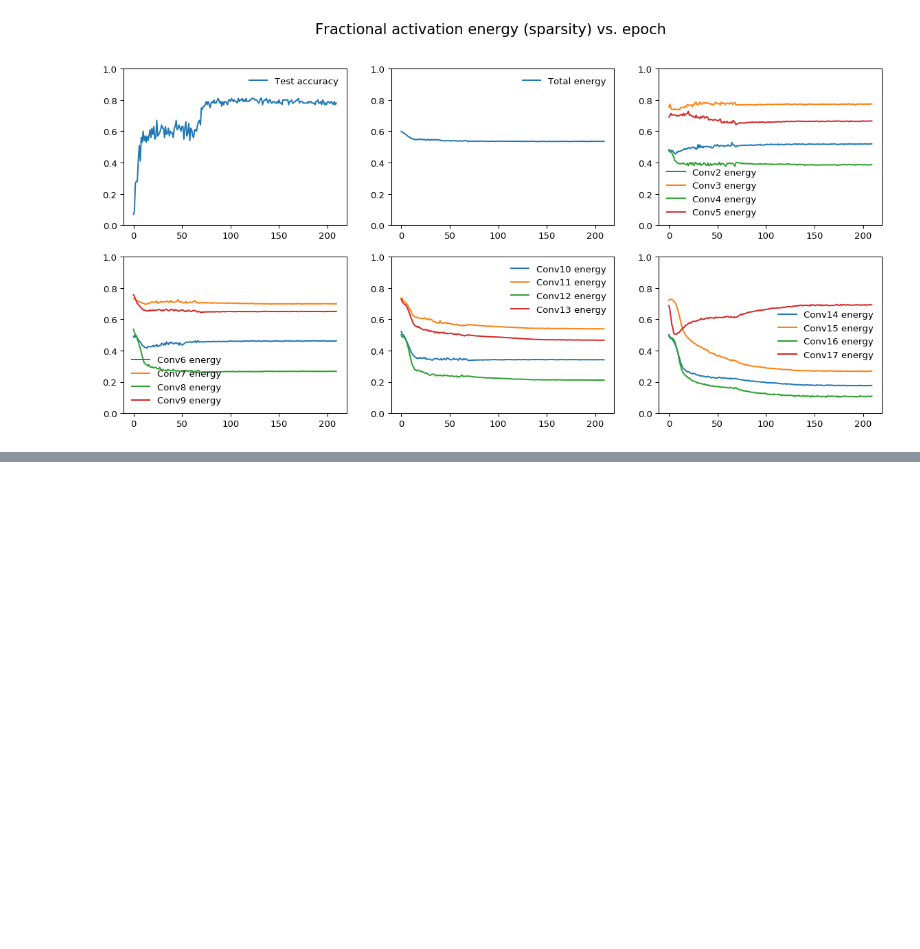
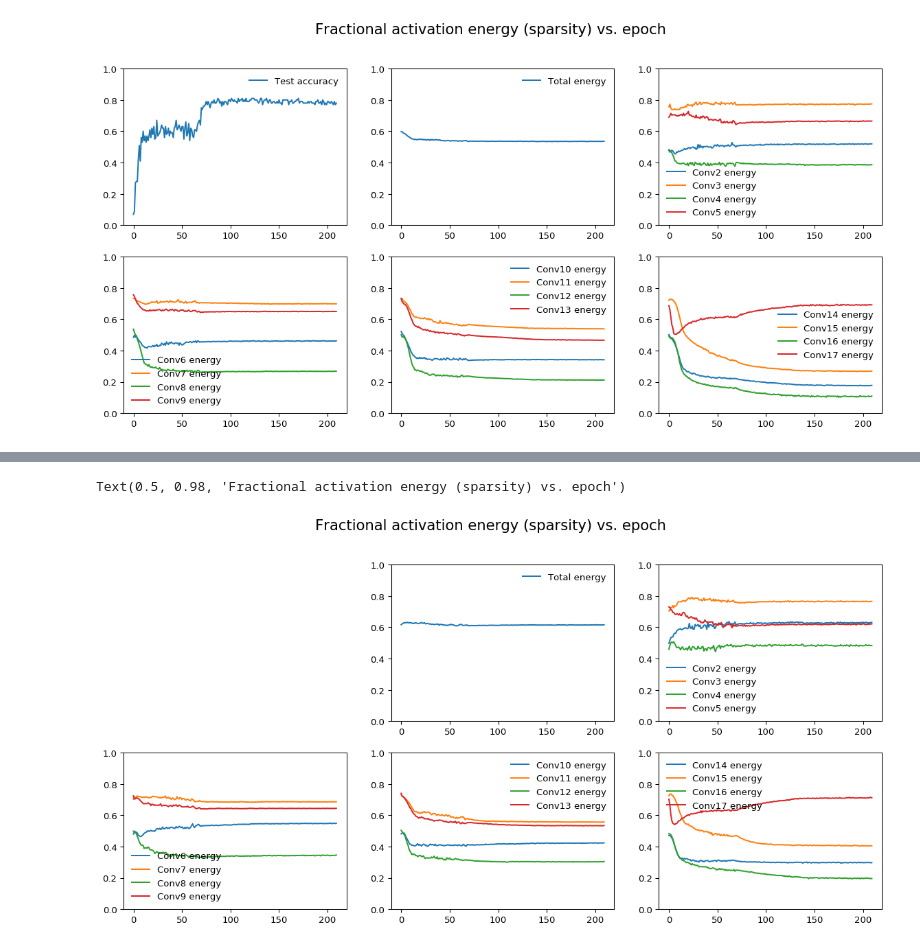
Before and after one commit to abysse8/pytorch-cnn-visualizations, a Jupyter notebook: resnet18_cifar100.ipynb, the cells around one changed output, grey strips where cells are left out. Cells and saved outputs as stored; diff of their text form; code cells hidden in the pictures; blank space fills up the shorter version.

```diff
--- a/resnet18_cifar100.ipynb
+++ b/resnet18_cifar100.ipynb
@@ -691,22 +740,22 @@ torch.save(fractional_layer_energies1,'./sample_data/fraction_energy_net1.pth')
 # %%
-total_energy = fractional_layer_energies[:,0]
-conv1_energy = fractional_layer_energies[:,1]
-conv2_energy = fractional_layer_energies[:,2]
-conv3_energy = fractional_layer_energies[:,3]
-conv4_energy = fractional_layer_energies[:,4]
-conv5_energy = fractional_layer_energies[:,5]
-conv6_energy = fractional_layer_energies[:,6]
-conv7_energy = fractional_layer_energies[:,7]
-conv8_energy = fractional_layer_energies[:,8]
-conv9_energy = fractional_layer_energies[:,9]
-conv10_energy = fractional_layer_energies[:,10]
-conv11_energy = fractional_layer_energies[:,11]
-conv12_energy = fractional_layer_energies[:,12]
-conv13_energy = fractional_layer_energies[:,13]
-conv14_energy = fractional_layer_energies[:,14]
-conv15_energy = fractional_layer_energies[:,15]
-conv16_energy = fractional_layer_energies[:,16]
-conv17_energy = fractional_layer_energies[:,17]
+total_energy = fractional_layer_energies1[:,0]
+conv1_energy = fractional_layer_energies1[:,1]
+conv2_energy = fractional_layer_energies1[:,2]
+conv3_energy = fractional_layer_energies1[:,3]
+conv4_energy = fractional_layer_energies1[:,4]
+conv5_energy = fractional_layer_energies1[:,5]
+conv6_energy = fractional_layer_energies1[:,6]
+conv7_energy = fractional_layer_energies1[:,7]
+conv8_energy = fractional_layer_energies1[:,8]
+conv9_energy = fractional_layer_energies1[:,9]
+conv10_energy = fractional_layer_energies1[:,10]
+conv11_energy = fractional_layer_energies1[:,11]
+conv12_energy = fractional_layer_energies1[:,12]
+conv13_energy = fractional_layer_energies1[:,13]
+conv14_energy = fractional_layer_energies1[:,14]
+conv15_energy = fractional_layer_energies1[:,15]
+conv16_energy = fractional_layer_energies1[:,16]
+conv17_energy = fractional_layer_energies1[:,17]
 
 
 
@@ -732,30 +781,33 @@ plt.plot(conv3_energy, label = 'Conv3 energy')
 plt.plot(conv4_energy, label = 'Conv4 energy')
 plt.plot(conv5_energy, label = 'Conv5 energy')
 plt.legend(frameon = False)
 
 plt.subplot(234)
 plt.ylim(ylow, ylim)
 plt.plot(conv6_energy, label = 'Conv6 energy')
 plt.plot(conv7_energy, label = 'Conv7 energy')
 plt.plot(conv8_energy, label = 'Conv8 energy')
 plt.plot(conv9_energy, label = 'Conv9 energy')
 plt.legend(frameon = False)
 
 plt.subplot(235)
 plt.ylim(ylow, ylim)
 plt.plot(conv10_energy, label = 'Conv10 energy')
 plt.plot(conv11_energy, label = 'Conv11 energy')
 plt.plot(conv12_energy, label = 'Conv12 energy')
 plt.plot(conv13_energy, label = 'Conv13 energy')
 plt.legend(frameon = False)
 
 plt.subplot(236)
 plt.ylim(ylow, ylim)
 plt.plot(conv14_energy, label = 'Conv14 energy')
 plt.plot(conv15_energy, label = 'Conv15 energy')
 plt.plot(conv16_energy, label = 'Conv16 energy')
 plt.plot(conv17_energy, label = 'Conv17 energy')
 plt.legend(frameon = False)
 
 
 fig.suptitle('Fractional activation energy (sparsity) vs. epoch', fontsize = 16)
+# %% [output]
+Text(0.5, 0.98, 'Fractional activation energy (sparsity) vs. epoch')
+[figure, added]
```
Also changed, not shown: parts of 4 cells of this notebook.
